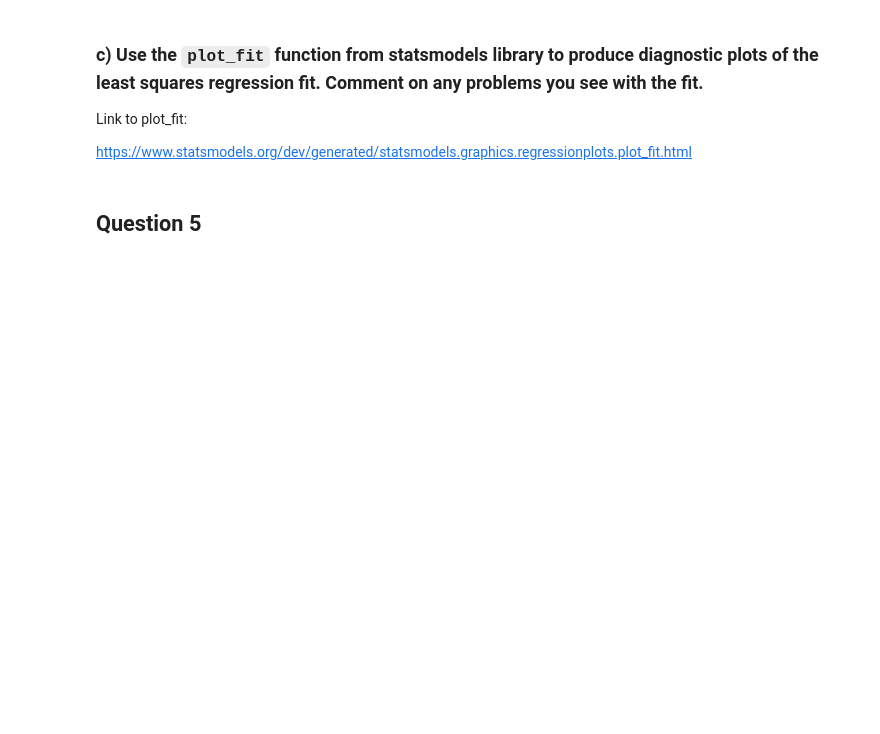
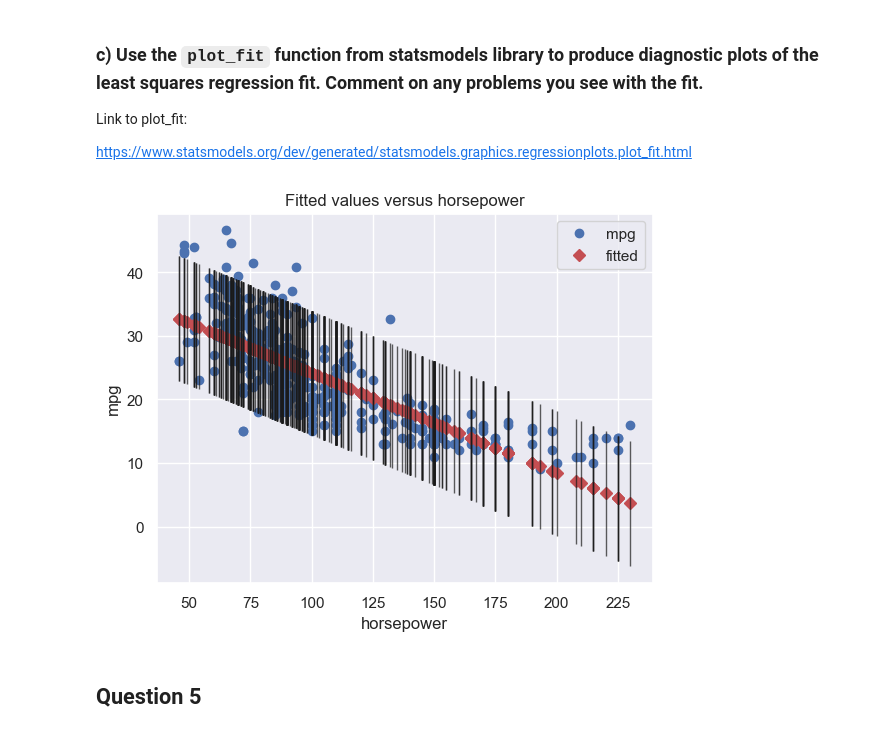
Before and after one commit to srikrish2812/intro_to_ml, a Jupyter notebook: week_1/IML_Assignment_1_learner_template.ipynb, the cells around one changed output. Cells and saved outputs as stored; diff of their text form; code cells hidden in the pictures; blank space fills up the shorter version.

```diff
--- a/week_1/IML_Assignment_1_learner_template.ipynb
+++ b/week_1/IML_Assignment_1_learner_template.ipynb
@@ -234,0 +276,7 @@ memory usage: 28.0+ KB
+# %%
+Y = df['mpg']
+X = sm.add_constant(df['horsepower'])
+
+simple_line_reg = sm.OLS(Y,X).fit()
+
+print(simple_line_reg.summary())
@@ -289,10 +412,13 @@ Link to plot_fit:
 https://www.statsmodels.org/dev/generated/statsmodels.graphics.regressionplots.plot_fit.html
 # %%
 # BEGIN SOLUTION
+from statsmodels.graphics.regressionplots import plot_fit
 
-
-
+plot_fit(simple_line_reg,1)
+plt.show()
 # END SOLUTION
+# %% [output]
+[figure, added]
 # %% [markdown]
 ## Question 5
 # %% [markdown]
```
Also changed, not shown: parts of 19 cells of this notebook, 1 other file.
